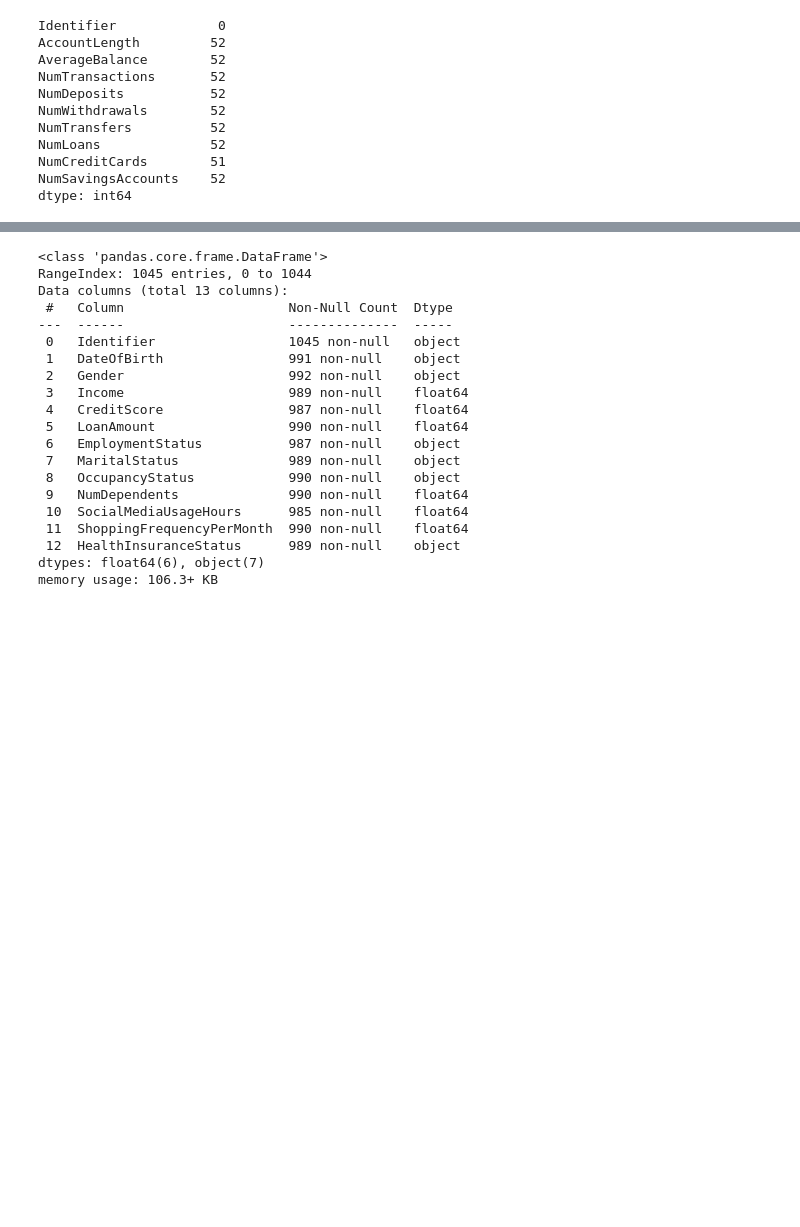
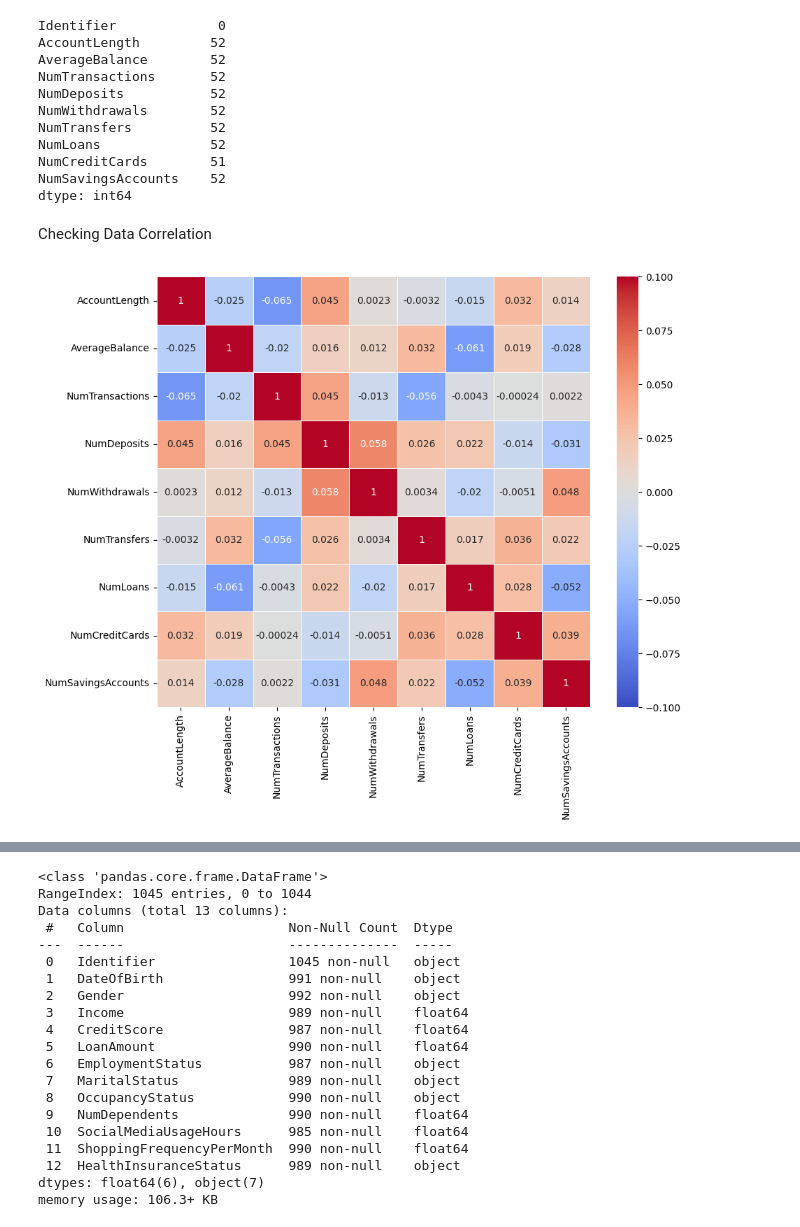
Before and after one commit to valooi/experianlivechallenge, a Jupyter notebook: data_exploration.ipynb, the cells around one changed output, grey strips where cells are left out. Cells and saved outputs as stored; diff of their text form; code cells hidden in the pictures; blank space fills up the shorter version.

Commit message:
updated on data audit and cleaning

```diff
--- a/data_exploration.ipynb
+++ b/data_exploration.ipynb
@@ -42 +59,12 @@ mule_flag.head()
+# %%
+def correlation_plot(df):
+    df_select = df.iloc[:, 1:].corr()
+    plt.figure(figsize=(10,8))
+    sns.heatmap(df_select,
+                cmap = 'coolwarm',
+                annot = True,
+                vmin = -0.1,
+                vmax = 0.1,
+                center = 0,
+                linewidths = 0.5)
 # %% [markdown]
@@ -75,3 +103,9 @@ NumLoans              52
 NumCreditCards        51
 NumSavingsAccounts    52
 dtype: int64
+# %% [markdown]
+Checking Data Correlation
+# %%
+correlation_plot(acc_data)
+# %% [output]
+[figure, added]
```
Also changed, not shown: parts of 15 cells of this notebook.
